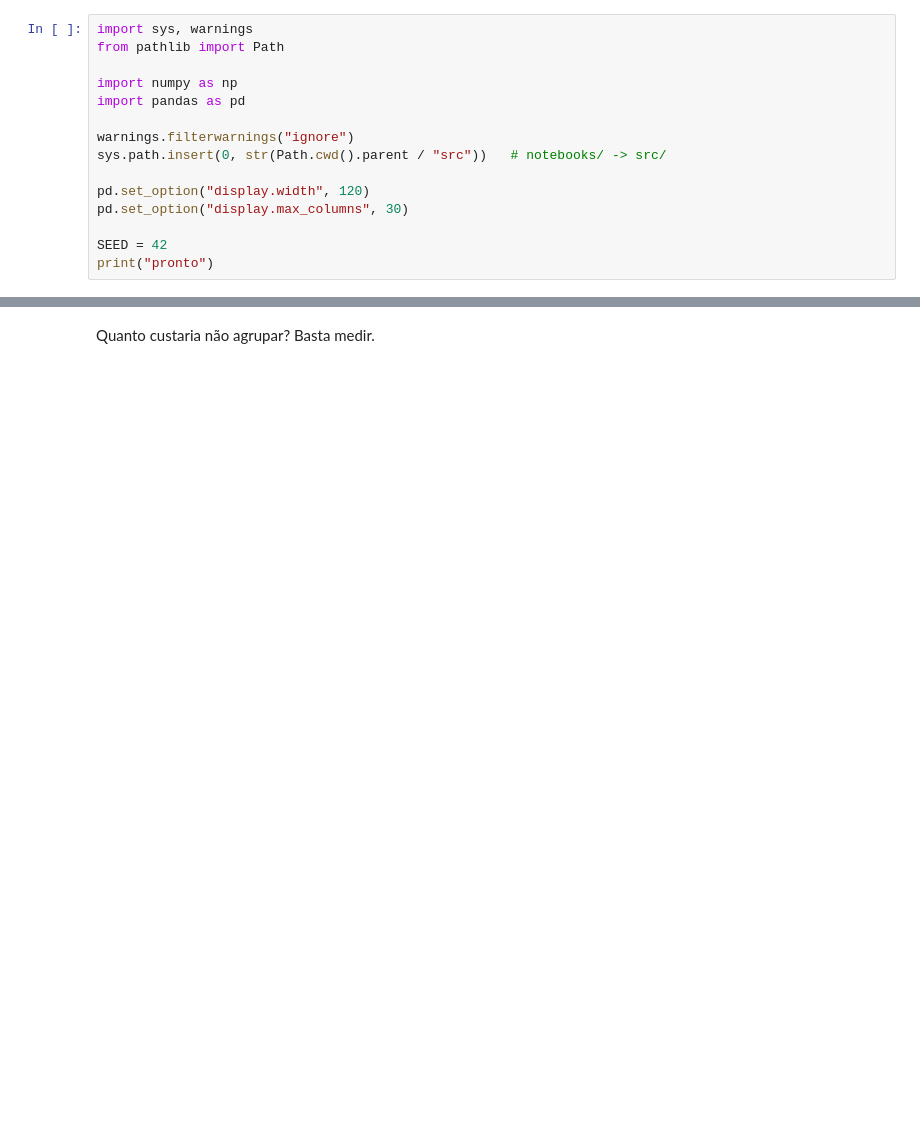
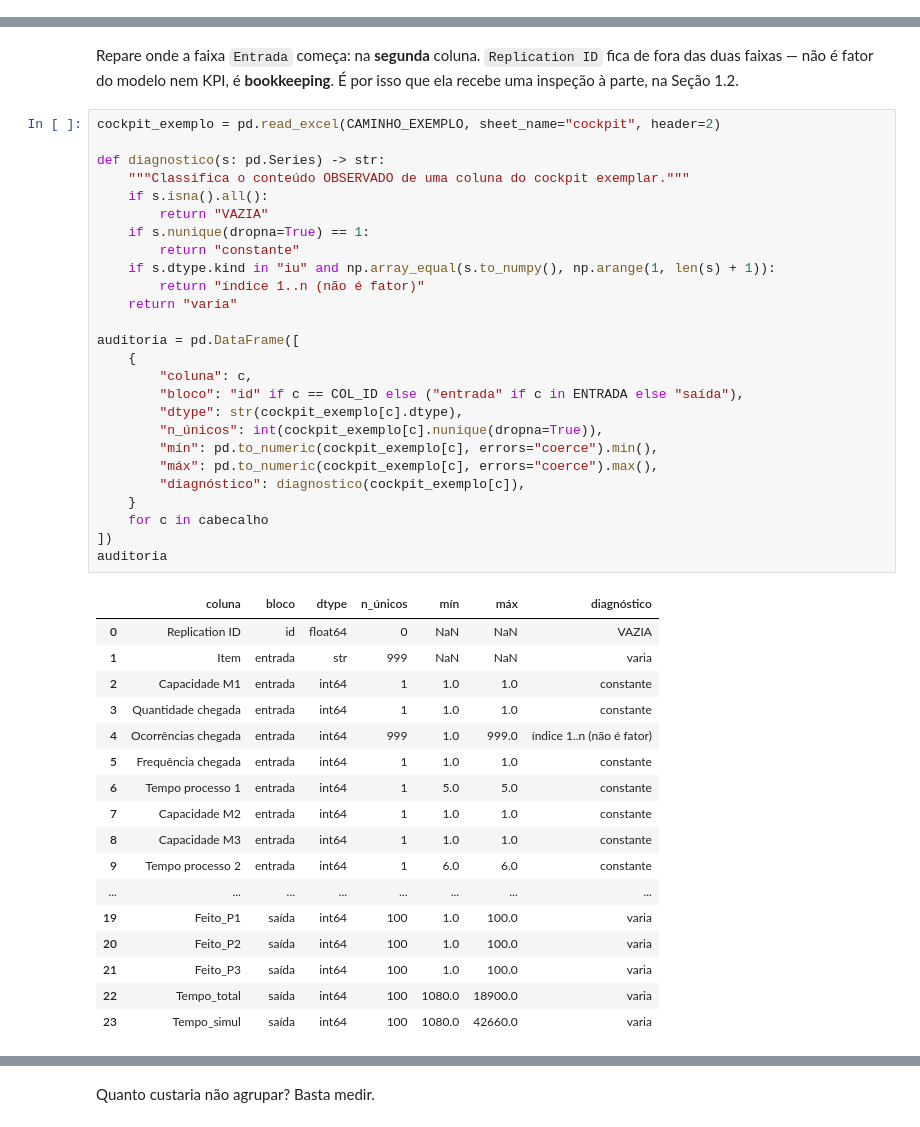
Before and after one commit to MatzkinGurza/DES-Explainable_Surrogates-FW, a Jupyter notebook: Código/notebooks/pipeline.ipynb, the cells around one changed output, grey strips where cells are left out. Saved outputs shown, nothing was run; the diff lists cells and outputs as text; blank space fills up the shorter version.

```diff
--- a/Código/notebooks/pipeline.ipynb
+++ b/Código/notebooks/pipeline.ipynb
@@ -21,15 +0,0 @@ gerar, na forma em que precisa gerar.
-# %%
-import sys, warnings
-from pathlib import Path
-
-import numpy as np
-import pandas as pd
-
-warnings.filterwarnings("ignore")
-sys.path.insert(0, str(Path.cwd().parent / "src"))   # notebooks/ -> src/
-
-pd.set_option("display.width", 120)
-pd.set_option("display.max_columns", 30)
-
-SEED = 42
-print("pronto")
@@ -269,0 +92,48 @@ exatamente isso que caracteriza a replicação. Os `dtypes` sobrevivem à expans
+# %% [markdown]
+Repare onde a faixa `Entrada` começa: na **segunda** coluna. `Replication ID` fica de fora
+das duas faixas — não é fator do modelo nem KPI, é **bookkeeping**. É por isso que ela
+recebe uma inspeção à parte, na Seção 1.2.
+# %%
+cockpit_exemplo = pd.read_excel(CAMINHO_EXEMPLO, sheet_name="cockpit", header=2)
+
+def diagnostico(s: pd.Series) -> str:
+    """Classifica o conteúdo OBSERVADO de uma coluna do cockpit exemplar."""
+    if s.isna().all():
+        return "VAZIA"
+    if s.nunique(dropna=True) == 1:
+        return "constante"
+    if s.dtype.kind in "iu" and np.array_equal(s.to_numpy(), np.arange(1, len(s) + 1)):
+        return "índice 1..n (não é fator)"
+    return "varia"
+
+auditoria = pd.DataFrame([
+    {
+        "coluna": c,
+        "bloco": "id" if c == COL_ID else ("entrada" if c in ENTRADA else "saída"),
+        "dtype": str(cockpit_exemplo[c].dtype),
+        "n_únicos": int(cockpit_exemplo[c].nunique(dropna=True)),
+        "mín": pd.to_numeric(cockpit_exemplo[c], errors="coerce").min(),
+        "máx": pd.to_numeric(cockpit_exemplo[c], errors="coerce").max(),
+        "diagnóstico": diagnostico(cockpit_exemplo[c]),
+    }
+    for c in cabecalho
+])
+auditoria
+# %% [output]
+|  | coluna | bloco | dtype | n_únicos | mín | máx | diagnóstico |
+| 0 | Replication ID | id | float64 | 0 | NaN | NaN | VAZIA |
+| 1 | Item | entrada | str | 999 | NaN | NaN | varia |
+| 2 | Capacidade M1 | entrada | int64 | 1 | 1.0 | 1.0 | constante |
+| 3 | Quantidade chegada | entrada | int64 | 1 | 1.0 | 1.0 | constante |
+| 4 | Ocorrências chegada | entrada | int64 | 999 | 1.0 | 999.0 | índice 1..n (não é fator) |
+| 5 | Frequência chegada | entrada | int64 | 1 | 1.0 | 1.0 | constante |
+| 6 | Tempo processo 1 | entrada | int64 | 1 | 5.0 | 5.0 | constante |
+| 7 | Capacidade M2 | entrada | int64 | 1 | 1.0 | 1.0 | constante |
+| 8 | Capacidade M3 | entrada | int64 | 1 | 1.0 | 1.0 | constante |
+| 9 | Tempo processo 2 | entrada | int64 | 1 | 6.0 | 6.0 | constante |
+| ... | ... | ... | ... | ... | ... | ... | ... |
+| 19 | Feito_P1 | saída | int64 | 100 | 1.0 | 100.0 | varia |
+| 20 | Feito_P2 | saída | int64 | 100 | 1.0 | 100.0 | varia |
+| 21 | Feito_P3 | saída | int64 | 100 | 1.0 | 100.0 | varia |
+| 22 | Tempo_total | saída | int64 | 100 | 1080.0 | 18900.0 | varia |
+| 23 | Tempo_simul | saída | int64 | 100 | 1080.0 | 42660.0 | varia |
```
Also changed, not shown: parts of 106 cells of this notebook, 3 other files.
